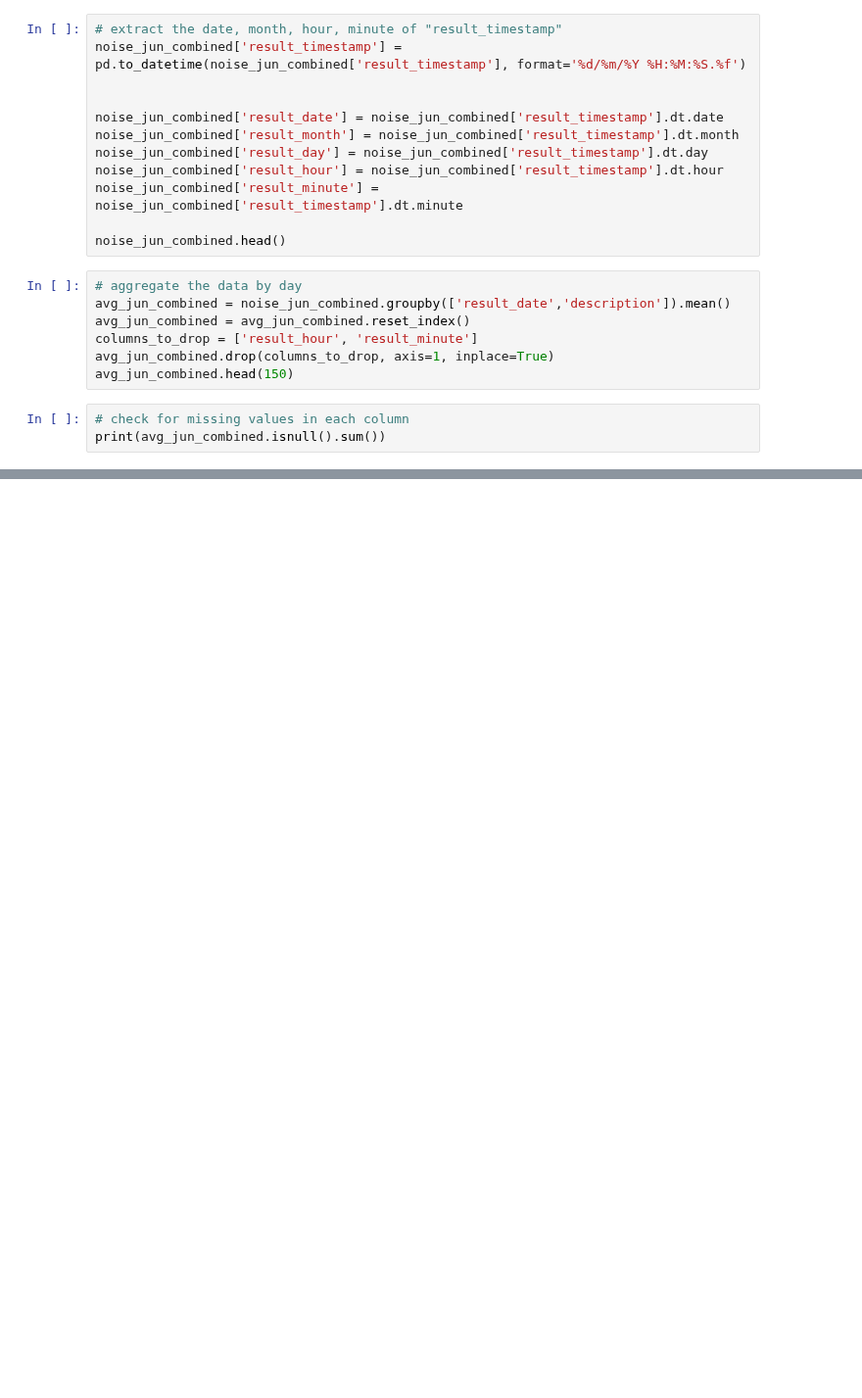
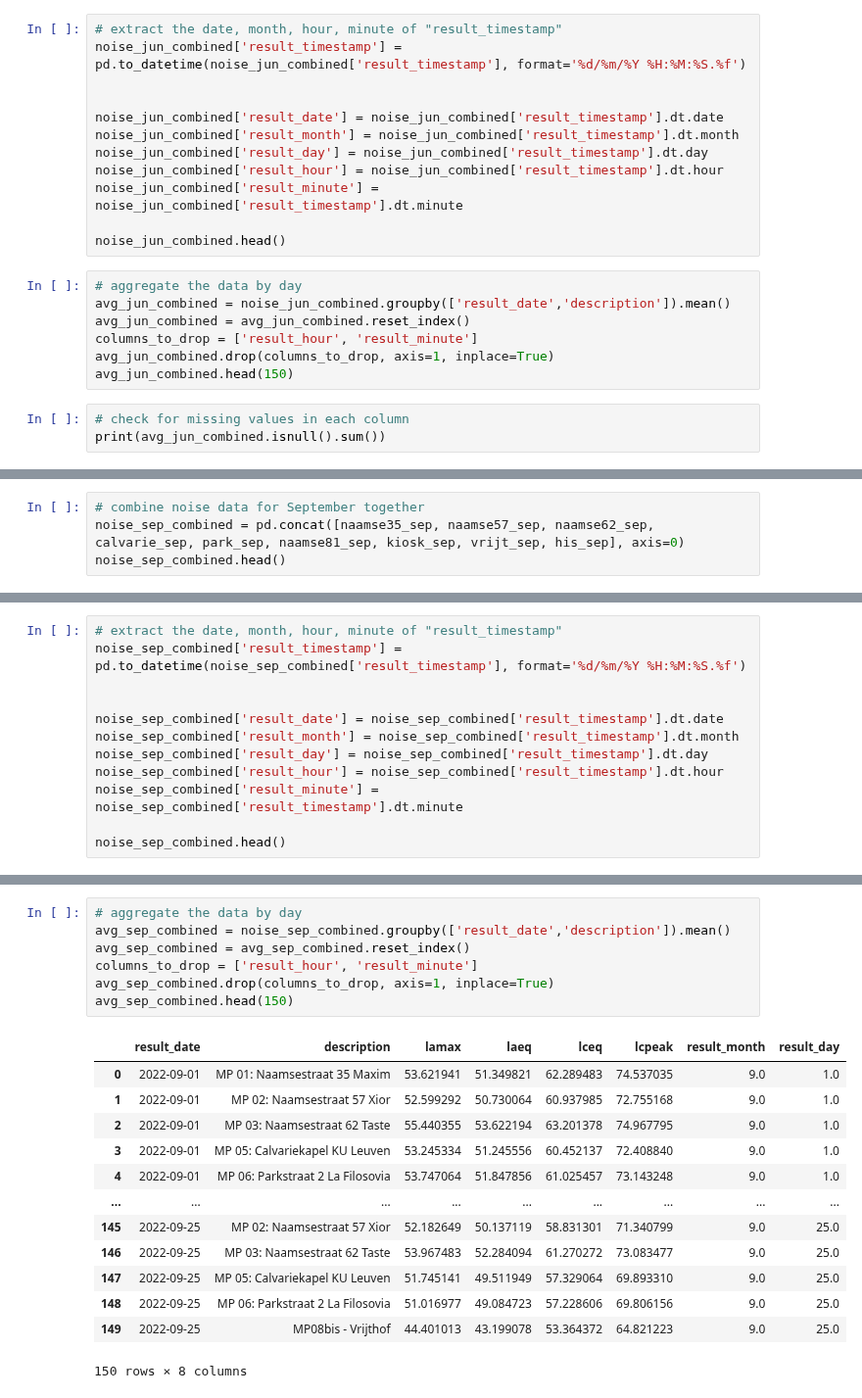
Before and after one commit to lennertvanh/MDA-Georgia, a Jupyter notebook: Preprocessing.ipynb, the cells around one changed output, grey strips where cells are left out. Shown at 98% size. Drawn from its saved outputs; the diff is of its cells as text; blank space fills up the shorter version.

```diff
--- a/Preprocessing.ipynb
+++ b/Preprocessing.ipynb
@@ -480,0 +613,4 @@ print(avg_jun_combined.isnull().sum())
+# %%
+# combine noise data for September together
+noise_sep_combined = pd.concat([naamse35_sep, naamse57_sep, naamse62_sep, calvarie_sep, park_sep, naamse81_sep, kiosk_sep, vrijt_sep, his_sep], axis=0)
+noise_sep_combined.head()
@@ -480,0 +624,12 @@ print(avg_jun_combined.isnull().sum())
+# %%
+# extract the date, month, hour, minute of "result_timestamp"
+noise_sep_combined['result_timestamp'] = pd.to_datetime(noise_sep_combined['result_timestamp'], format='%d/%m/%Y %H:%M:%S.%f')
+
+
+noise_sep_combined['result_date'] = noise_sep_combined['result_timestamp'].dt.date
+noise_sep_combined['result_month'] = noise_sep_combined['result_timestamp'].dt.month
+noise_sep_combined['result_day'] = noise_sep_combined['result_timestamp'].dt.day
+noise_sep_combined['result_hour'] = noise_sep_combined['result_timestamp'].dt.hour
+noise_sep_combined['result_minute'] = noise_sep_combined['result_timestamp'].dt.minute
+
+noise_sep_combined.head()
@@ -480,0 +643,21 @@ print(avg_jun_combined.isnull().sum())
+# %%
+# aggregate the data by day
+avg_sep_combined = noise_sep_combined.groupby(['result_date','description']).mean()
+avg_sep_combined = avg_sep_combined.reset_index()
+columns_to_drop = ['result_hour', 'result_minute']
+avg_sep_combined.drop(columns_to_drop, axis=1, inplace=True)
+avg_sep_combined.head(150)
+# %% [output]
+|  | result_date | description | lamax | laeq | lceq | lcpeak | result_month | result_day |
+| 0 | 2022-09-01 | MP 01: Naamsestraat 35 Maxim | 53.621941 | 51.349821 | 62.289483 | 74.537035 | 9.0 | 1.0 |
+| 1 | 2022-09-01 | MP 02: Naamsestraat 57 Xior | 52.599292 | 50.730064 | 60.937985 | 72.755168 | 9.0 | 1.0 |
+| 2 | 2022-09-01 | MP 03: Naamsestraat 62 Taste | 55.440355 | 53.622194 | 63.201378 | 74.967795 | 9.0 | 1.0 |
+| 3 | 2022-09-01 | MP 05: Calvariekapel KU Leuven | 53.245334 | 51.245556 | 60.452137 | 72.408840 | 9.0 | 1.0 |
+| 4 | 2022-09-01 | MP 06: Parkstraat 2 La Filosovia | 53.747064 | 51.847856 | 61.025457 | 73.143248 | 9.0 | 1.0 |
+| ... | ... | ... | ... | ... | ... | ... | ... | ... |
+| 145 | 2022-09-25 | MP 02: Naamsestraat 57 Xior | 52.182649 | 50.137119 | 58.831301 | 71.340799 | 9.0 | 25.0 |
+| 146 | 2022-09-25 | MP 03: Naamsestraat 62 Taste | 53.967483 | 52.284094 | 61.270272 | 73.083477 | 9.0 | 25.0 |
+| 147 | 2022-09-25 | MP 05: Calvariekapel KU Leuven | 51.745141 | 49.511949 | 57.329064 | 69.893310 | 9.0 | 25.0 |
+| 148 | 2022-09-25 | MP 06: Parkstraat 2 La Filosovia | 51.016977 | 49.084723 | 57.228606 | 69.806156 | 9.0 | 25.0 |
+| 149 | 2022-09-25 | MP08bis - Vrijthof | 44.401013 | 43.199078 | 53.364372 | 64.821223 | 9.0 | 25.0 |
+150 rows × 8 columns
```
Also changed, not shown: parts of 25 cells of this notebook.
